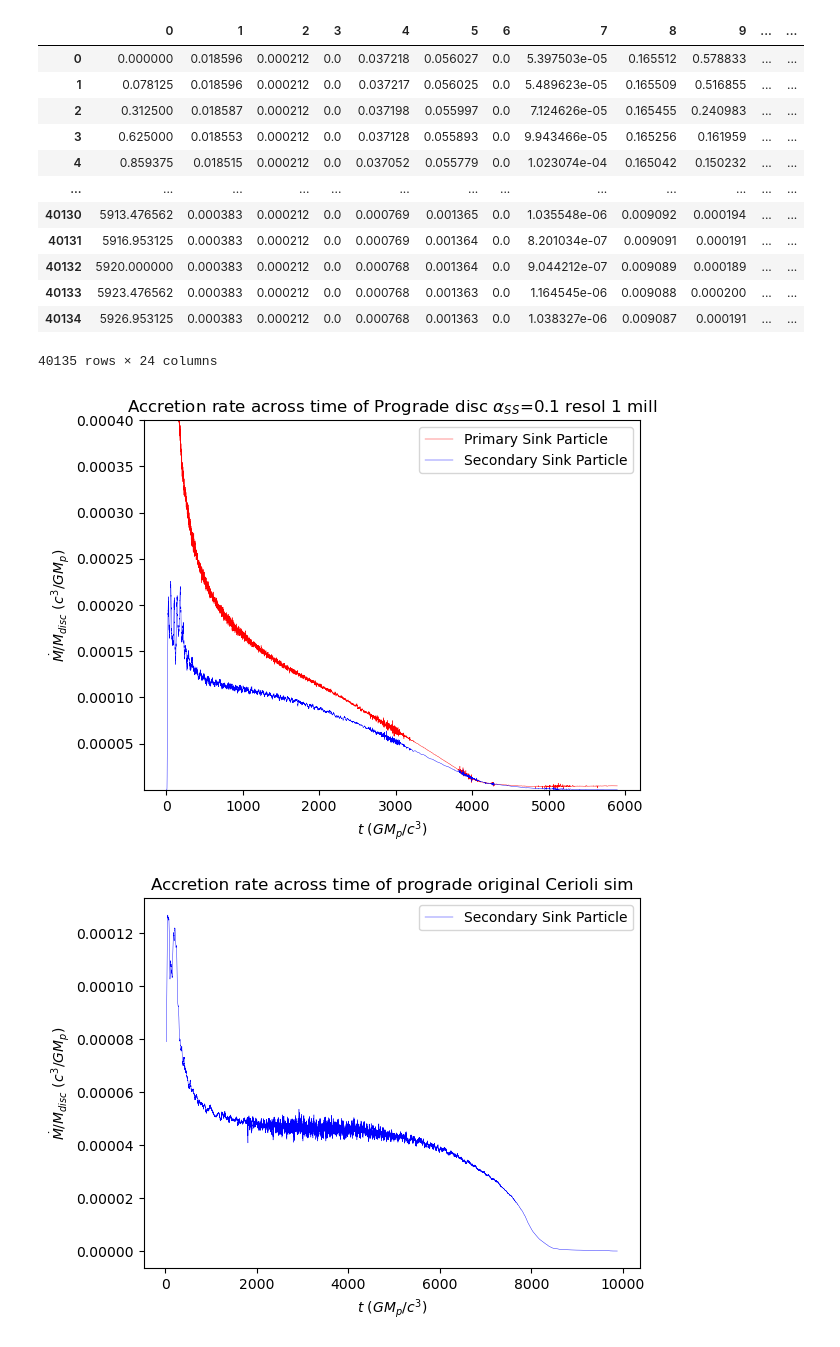
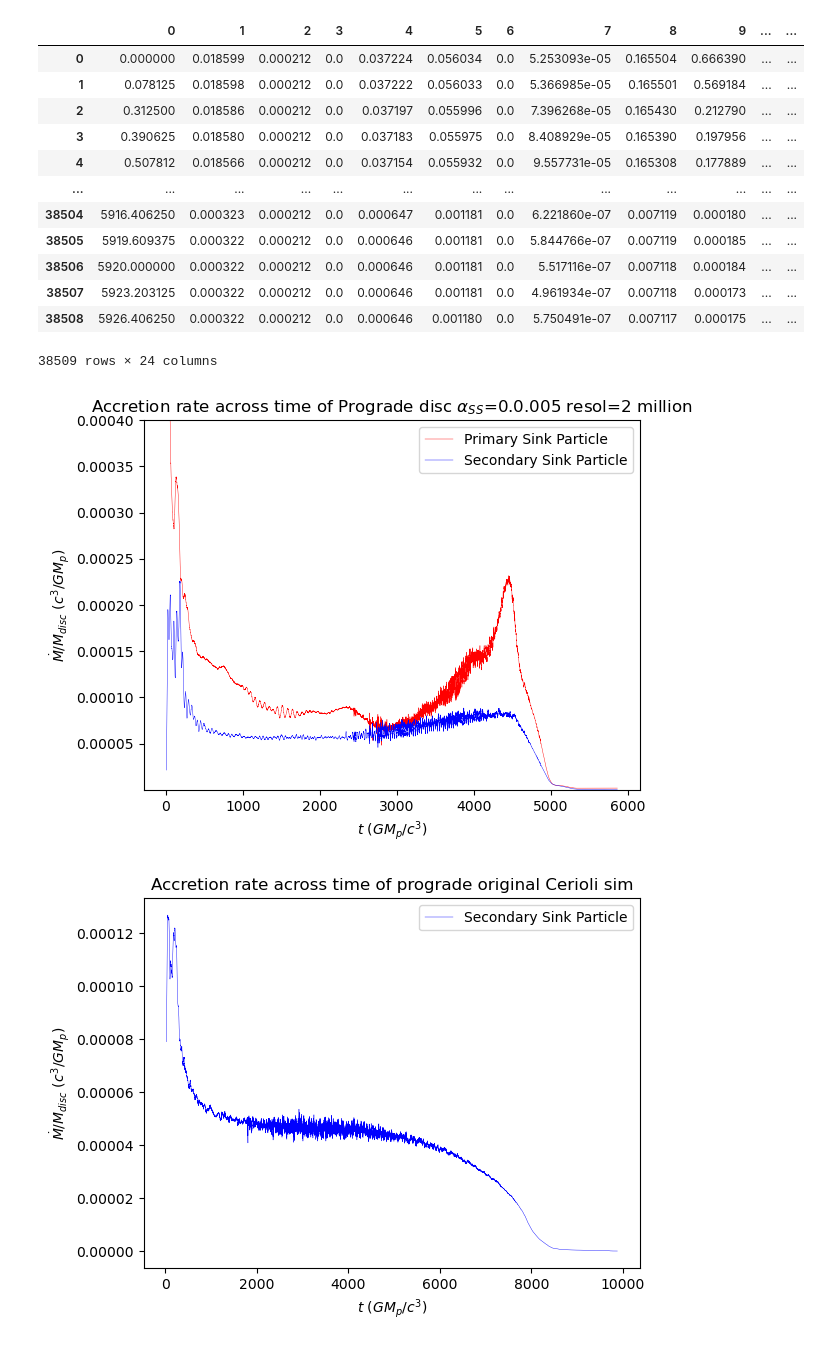
Before and after one commit to tomshilling04/physics_repo, a Jupyter notebook: Accretion_rate.ipynb, the cells around one changed output. Saved outputs shown, nothing was run; the diff lists cells and outputs as text; code cells hidden in the pictures.

```diff
--- a/Accretion_rate.ipynb
+++ b/Accretion_rate.ipynb
@@ -23,7 +23,7 @@ def totalmass(filename,Mdisc):
     return totalm
 # %%
 #don't forget to change titles when changing data and file names.
-file = "C:/Users/tomsh/OneDrive - University of Leeds/year 4/Accretion disc/Semester 2/Week6/alpha_0.005_resol1mill/gwdisc01_al005r1mill.ev"
+file = "C:/Users/tomsh/OneDrive - University of Leeds/year 4/Accretion disc/Semester 2/Week7/alpha005_resol2mill/gwdisc01_al005r2mill.ev"
 file1 = np.loadtxt(file)
 mass_acc1 = file1[:,20]
 mass_acc2 = file1[:,21]
@@ -34,7 +34,7 @@ plt.plot(time1,mass_acc2,'-',color = 'blue',label = 'Sink Mass 2')
 plt.plot(time1,totmass,'-', color = 'green',label = 'Disc mass')
 plt.xlabel('time (code units)')
 plt.ylabel('Accreted Mass ($\Delta{M}$)')
-plt.title(r"accumalative accreted mass across time resol 1 million $\alpha_{SS}=0.005$")
+plt.title(r"accumalative accreted mass across time resol 2 million $\alpha_{SS}=0.005$")
 plt.legend()
 #plt.savefig("Accreted_mass_across_time_resol1mill_alpha_0.005.png")
 plt.show()
@@ -44,20 +44,20 @@ plt.show()
 pd.DataFrame(file1)
 # %% [output]
 |  | 0 | 1 | 2 | 3 | 4 | 5 | 6 | 7 | 8 | 9 | ... | ... |
-| 0 | 0.000000 | 0.018596 | 0.000212 | 0.0 | 0.037218 | 0.056027 | 0.0 | 5.397503e-05 | 0.165512 | 0.578833 | ... | ... |
-| 1 | 0.078125 | 0.018596 | 0.000212 | 0.0 | 0.037217 | 0.056025 | 0.0 | 5.489623e-05 | 0.165509 | 0.516855 | ... | ... |
-| 2 | 0.312500 | 0.018587 | 0.000212 | 0.0 | 0.037198 | 0.055997 | 0.0 | 7.124626e-05 | 0.165455 | 0.240983 | ... | ... |
-| 3 | 0.625000 | 0.018553 | 0.000212 | 0.0 | 0.037128 | 0.055893 | 0.0 | 9.943466e-05 | 0.165256 | 0.161959 | ... | ... |
-| 4 | 0.859375 | 0.018515 | 0.000212 | 0.0 | 0.037052 | 0.055779 | 0.0 | 1.023074e-04 | 0.165042 | 0.150232 | ... | ... |
+| 0 | 0.000000 | 0.018599 | 0.000212 | 0.0 | 0.037224 | 0.056034 | 0.0 | 5.253093e-05 | 0.165504 | 0.666390 | ... | ... |
+| 1 | 0.078125 | 0.018598 | 0.000212 | 0.0 | 0.037222 | 0.056033 | 0.0 | 5.366985e-05 | 0.165501 | 0.569184 | ... | ... |
+| 2 | 0.312500 | 0.018586 | 0.000212 | 0.0 | 0.037197 | 0.055996 | 0.0 | 7.396268e-05 | 0.165430 | 0.212790 | ... | ... |
+| 3 | 0.390625 | 0.018580 | 0.000212 | 0.0 | 0.037183 | 0.055975 | 0.0 | 8.408929e-05 | 0.165390 | 0.197956 | ... | ... |
+| 4 | 0.507812 | 0.018566 | 0.000212 | 0.0 | 0.037154 | 0.055932 | 0.0 | 9.557731e-05 | 0.165308 | 0.177889 | ... | ... |
 | ... | ... | ... | ... | ... | ... | ... | ... | ... | ... | ... | ... | ... |
-| 40130 | 5913.476562 | 0.000383 | 0.000212 | 0.0 | 0.000769 | 0.001365 | 0.0 | 1.035548e-06 | 0.009092 | 0.000194 | ... | ... |
-| 40131 | 5916.953125 | 0.000383 | 0.000212 | 0.0 | 0.000769 | 0.001364 | 0.0 | 8.201034e-07 | 0.009091 | 0.000191 | ... | ... |
-| 40132 | 5920.000000 | 0.000383 | 0.000212 | 0.0 | 0.000768 | 0.001364 | 0.0 | 9.044212e-07 | 0.009089 | 0.000189 | ... | ... |
-| 40133 | 5923.476562 | 0.000383 | 0.000212 | 0.0 | 0.000768 | 0.001363 | 0.0 | 1.164545e-06 | 0.009088 | 0.000200 | ... | ... |
-| 40134 | 5926.953125 | 0.000383 | 0.000212 | 0.0 | 0.000768 | 0.001363 | 0.0 | 1.038327e-06 | 0.009087 | 0.000191 | ... | ... |
+| 38504 | 5916.406250 | 0.000323 | 0.000212 | 0.0 | 0.000647 | 0.001181 | 0.0 | 6.221860e-07 | 0.007119 | 0.000180 | ... | ... |
+| 38505 | 5919.609375 | 0.000322 | 0.000212 | 0.0 | 0.000646 | 0.001181 | 0.0 | 5.844766e-07 | 0.007119 | 0.000185 | ... | ... |
+| 38506 | 5920.000000 | 0.000322 | 0.000212 | 0.0 | 0.000646 | 0.001181 | 0.0 | 5.517116e-07 | 0.007118 | 0.000184 | ... | ... |
+| 38507 | 5923.203125 | 0.000322 | 0.000212 | 0.0 | 0.000646 | 0.001181 | 0.0 | 4.961934e-07 | 0.007118 | 0.000173 | ... | ... |
+| 38508 | 5926.406250 | 0.000322 | 0.000212 | 0.0 | 0.000646 | 0.001180 | 0.0 | 5.750491e-07 | 0.007117 | 0.000175 | ... | ... |
-40135 rows × 24 columns
+38509 rows × 24 columns
 # %%
-def Mass_Acc_rate(M,time,N=10):
+def Mass_Acc_rate(M,time,N=50):
     """
     input:
 
@@ -84,7 +84,7 @@ def Mass_Acc_rate(M,time,N=10):
 
     return t_mid, Mdot
 # %%
-def Mass_acc_rate_graph_Primary(filename,Mdisc,N=10):
+def Mass_acc_rate_graph_Primary(filename,Mdisc,N=50):
     """
     inputs:
     filename: file that is to be read for data. HAS to be a gwdisc.ev file or function reads wrong column
@@ -104,7 +104,7 @@ def Mass_acc_rate_graph_Primary(filename,Mdisc,N=10):
     Mdotnorm = Mdot/Mdisc
     return t_mid, Mdotnorm
 # %%
-def Mass_acc_rate_graph_Secondary(filename, Mdisc,N=10):
+def Mass_acc_rate_graph_Secondary(filename, Mdisc,N=50):
     """
     inputs:
     filename: file that is to be read for data. HAS to be a gwdisc.ev file or function reads wrong column
@@ -126,20 +126,20 @@ def Mass_acc_rate_graph_Secondary(filename, Mdisc,N=10):
 # %%
 #don't forget to change titles when changing data and file names.
 #limits should also be changed.
-file = "C:/Users/tomsh/OneDrive - University of Leeds/year 4/Accretion disc/Semester 2/Week7/alpha1/gwdisc01_al1.ev"
+#file = "C:/Users/tomsh/OneDrive - University of Leeds/year 4/Accretion disc/Semester 2/Week7/alpha005_R2_02/gwdisc01_R2_02.ev"
 tmidP, MdotP = Mass_acc_rate_graph_Primary(file,0.1) #change the disc file according to the data you are looking for
 tmidS, MdotS = Mass_acc_rate_graph_Secondary(file,0.1) #change the disc file according to the data you are looking for
 plt.plot(tmidP, MdotP, '-', color = 'red', linewidth = 0.3, label = "Primary Sink Particle")
 plt.plot(tmidS, MdotS, '-', color = 'blue', linewidth = 0.3, label = "Secondary Sink Particle")
 plt.ylabel("$\dot{M}$/$M_{disc}$ ($c^3$/$GM_p$)")
 plt.xlabel ("$t$ ($GM_p$/$c^3$)")
 plt.ylim(10**(-8),0.0004)
-plt.title(r"Accretion rate across time of Prograde disc $\alpha_{SS}$=0.1 resol 1 mill")
+plt.title(r"Accretion rate across time of Prograde disc $\alpha_{SS}$=0.0.005 resol=2 million")
 plt.legend()
-plt.savefig("Accretion_rate_across_time_alpha_0.1_resol1mill.png")
+plt.savefig("Accretion_rate_across_time_alpha_0.005_resol2mill.png")
 plt.show()
 # %% [output]
-[figure, old version]
+[figure, new version]
 # %%
 tmidS, MdotS = Mass_acc_rate_graph_Secondary("C:/Users/tomsh/OneDrive - University of Leeds/year 4/Accretion disc/Semester 2/Week3/Cer_normal/gwdisc01_cer.ev",0.01)
 plt.plot(tmidS, MdotS, '-', color = 'blue', linewidth = 0.3, label = "Secondary Sink Particle")
```
Also changed, not shown: parts of 1 cell of this notebook.
